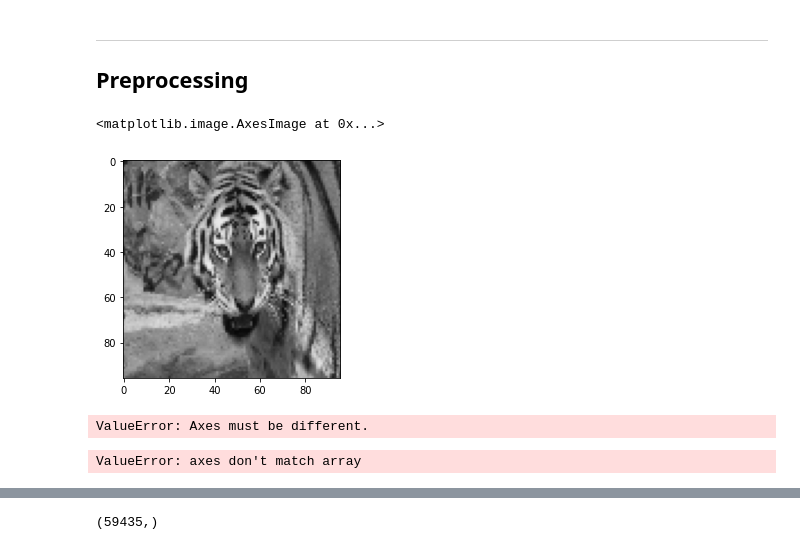
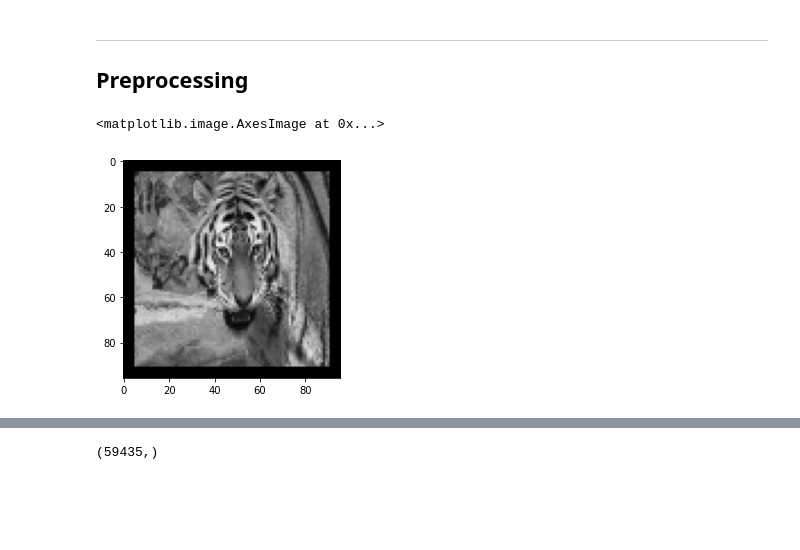
Before and after one commit to WittyTheMighty/Animal-Classification-CNN, a Jupyter notebook: final.ipynb, the cells around one changed output, grey strips where cells are left out. Cells and saved outputs as stored; diff of their text form; code cells hidden in the pictures; blank space fills up the shorter version.

Commit message:
runned notebook with dataAugmentation

```diff
--- a/final.ipynb
+++ b/final.ipynb
@@ -33,7 +39,7 @@ import copy
 # %%
 #PATH = './drive/MyDrive/ML-Kaggle/'
-# PATH = "/content/drive/MyDrive/ML-Kaggle/"
-PATH = '../data/'
+PATH = "/content/drive/MyDrive/ML-Kaggle/"
+# PATH = '../data/'
 
 x_train_scalar = np.array(pkl.load(open(PATH+'x_train.pkl', 'rb')))
 y_train = np.array(pkl.load(open(PATH+'y_train.pkl', 'rb')))
@@ -111,21 +132,18 @@ k_folds = 5
 
 def flip_horizontaly(X):
     flipped_image = copy.deepcopy(X)
-    for idx,channel in enumerate(flipped_image):
-        flipped_image[idx]= np.fliplr(channel)
+    flipped_image= np.fliplr(flipped_image)
 
     return flipped_image
 
 def rotate90(X):
     rot90_img = copy.deepcopy(X)
-    for idx,channel in enumerate(rot90_img):
-        rot90_img[idx]= np.rot90(channel)
+    rot90_img= np.rot90(rot90_img)
     return rot90_img
 
-def rotate(degree,X):
+def rotate(X,degree):
     rot_img = copy.deepcopy(X)
-    for idx,channel in enumerate(rot_img):
-        rot_img[idx]= sp.ndimage.rotate(channel, degree, reshape=False)
+    rot_img= sp.ndimage.rotate(rot_img, degree, reshape=False)
     return rot_img
 
 #An adaptation from:
@@ -153,44 +171,37 @@ def clipped_zoom(img, zoom_factor):
         out[top:top+zh, left:left+zw] = sp.ndimage.zoom(img, zoom_tuple)
 
     # Zooming in
     elif zoom_factor > 1:
 
         # Bounding box of the zoomed-in region within the input array
         zh = int(np.round(h / zoom_factor))
         zw = int(np.round(w / zoom_factor))
         top = (h - zh) // 2
         left = (w - zw) // 2
 
         out = sp.ndimage.zoom(img[top:top+zh, left:left+zw], zoom_tuple)
 
         # `out` might still be slightly larger than `img` due to rounding, so
         # trim off any extra pixels at the edges
         trim_top = ((out.shape[0] - h) // 2)
         trim_left = ((out.shape[1] - w) // 2)
         out = out[trim_top:trim_top+h, trim_left:trim_left+w]
 
     # If zoom_factor == 1, just return the input array
     else:
         out = img
     return out
 
 def blur(X,blur_factor):
     blur_img = copy.deepcopy(X)
-    for idx,channel in enumerate(blur_img):
-        blur_img[idx]= sp.ndimage.gaussian_filter(channel, sigma=blur_factor)
+    blur_img= sp.ndimage.gaussian_filter(blur_img, sigma=blur_factor)
     return blur_img
 
-plt.imshow(x_train[0], cmap='gray', vmin=0, vmax=255)
+plt.imshow(clipped_zoom(x_train[0],0.9), cmap='gray', vmin=0, vmax=255)
 # %% [output]
 <matplotlib.image.AxesImage at 0x...>
-[figure, old version]
+[figure, new version]
 # %%
 zoom_factors = [0.9, 1.1, 1.4, 1.6]
 x_train_zoomed_vertical = np.array([clipped_zoom(x,np.random.choice(zoom_factors)) for x in x_train])
-x_train_zoomed_horizontal = np.array([rotate(270,clipped_zoom(rotate90(x),np.random.choice(zoom_factors))) for x in x_train])
+x_train_zoomed_horizontal = np.array([rotate(clipped_zoom(rotate90(x),np.random.choice(zoom_factors)),270) for x in x_train])
-# %% [output]
-ValueError: Axes must be different.
-# %%
-plt.imshow(np.transpose(x_train_zoomed_vertical[0],(1,2,0)))
-# %% [output]
-ValueError: axes don't match array
```
Also changed, not shown: parts of 17 cells of this notebook.
